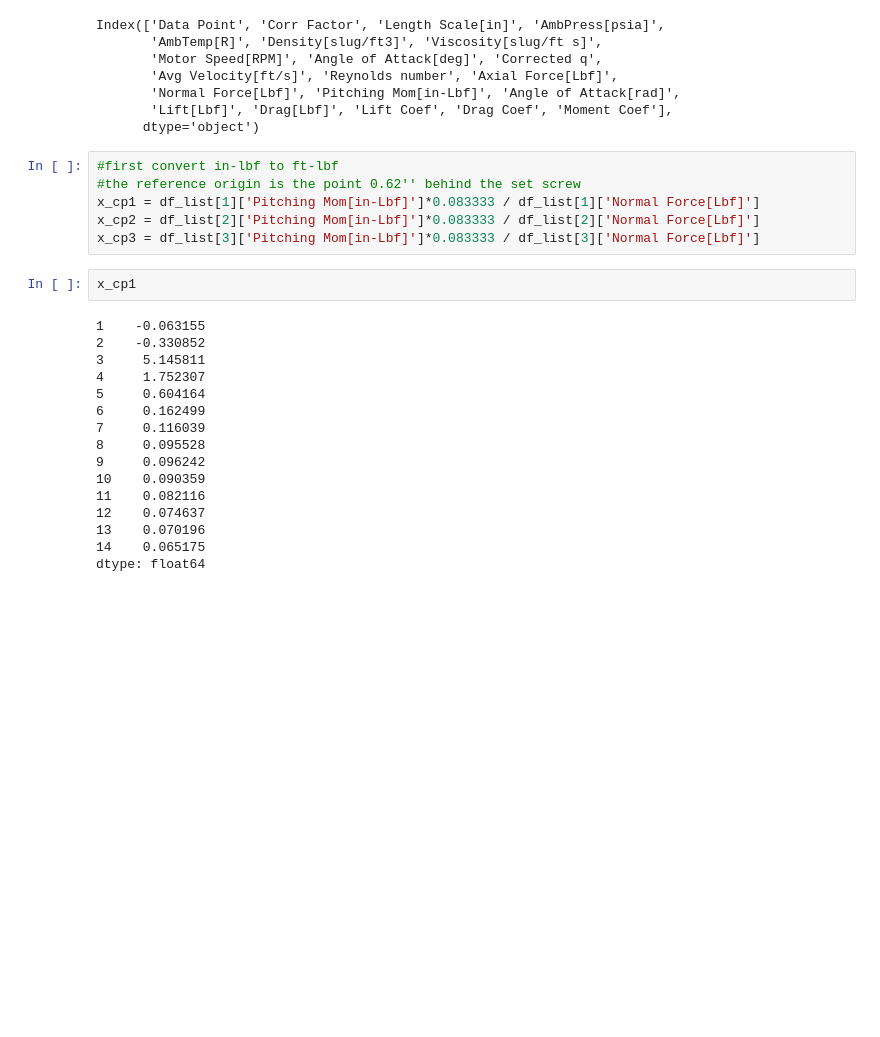
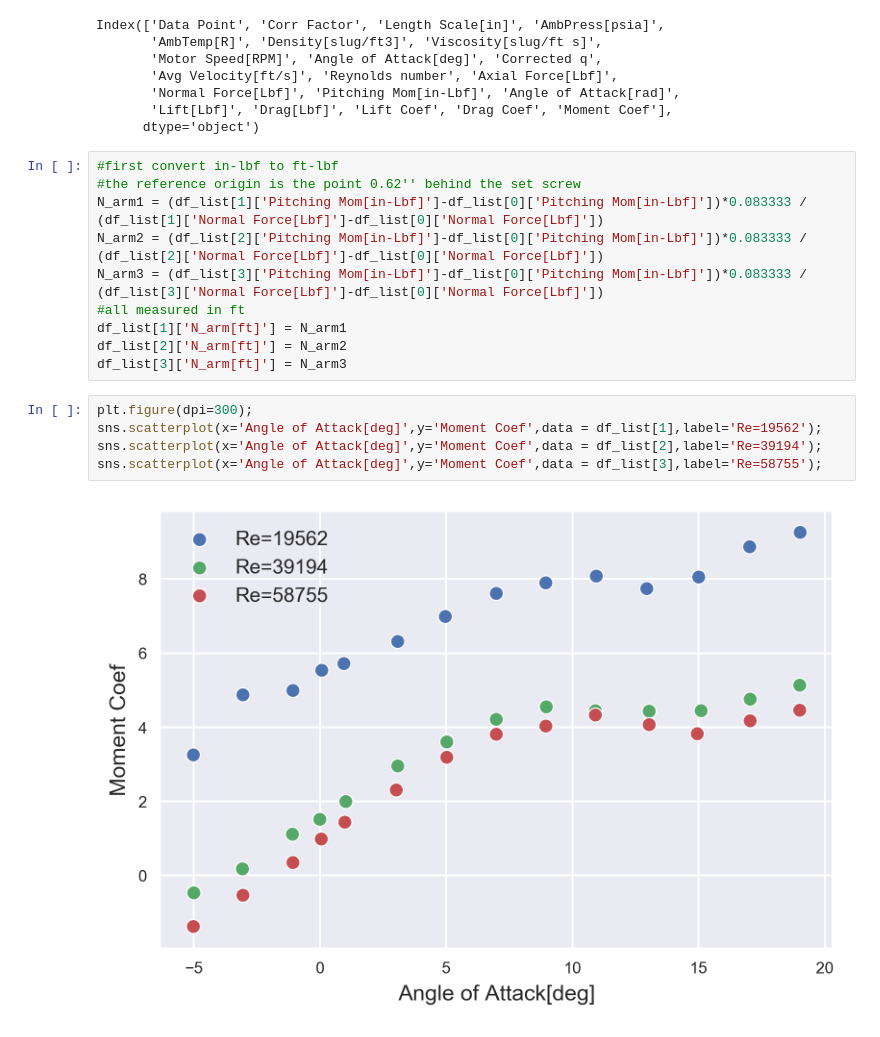
Before and after one commit to RandyChen233/AE460-aerodynamics-propulsion-Lab, a Jupyter notebook: design_lab/data_processing.ipynb, the cells around one changed output. Drawn from its saved outputs; the diff is of its cells as text; blank space fills up the shorter version.

```diff
--- a/design_lab/data_processing.ipynb
+++ b/design_lab/data_processing.ipynb
@@ -723,24 +723,17 @@ Index(['Data Point', 'Corr Factor', 'Length Scale[in]', 'AmbPress[psia]',
 # %%
 #first convert in-lbf to ft-lbf
 #the reference origin is the point 0.62'' behind the set screw
-x_cp1 = df_list[1]['Pitching Mom[in-Lbf]']*0.083333 / df_list[1]['Normal Force[Lbf]']
-x_cp2 = df_list[2]['Pitching Mom[in-Lbf]']*0.083333 / df_list[2]['Normal Force[Lbf]']
-x_cp3 = df_list[3]['Pitching Mom[in-Lbf]']*0.083333 / df_list[3]['Normal Force[Lbf]']
+N_arm1 = (df_list[1]['Pitching Mom[in-Lbf]']-df_list[0]['Pitching Mom[in-Lbf]'])*0.083333 / (df_list[1]['Normal Force[Lbf]']-df_list[0]['Normal Force[Lbf]'])
+N_arm2 = (df_list[2]['Pitching Mom[in-Lbf]']-df_list[0]['Pitching Mom[in-Lbf]'])*0.083333 / (df_list[2]['Normal Force[Lbf]']-df_list[0]['Normal Force[Lbf]'])
+N_arm3 = (df_list[3]['Pitching Mom[in-Lbf]']-df_list[0]['Pitching Mom[in-Lbf]'])*0.083333 / (df_list[3]['Normal Force[Lbf]']-df_list[0]['Normal Force[Lbf]'])
+#all measured in ft
+df_list[1]['N_arm[ft]'] = N_arm1
+df_list[2]['N_arm[ft]'] = N_arm2
+df_list[3]['N_arm[ft]'] = N_arm3
-# %%
-x_cp1
-# %% [output]
-1    -0.063155
-2    -0.330852
-3     5.145811
-4     1.752307
-5     0.604164
-6     0.162499
-7     0.116039
-8     0.095528
-9     0.096242
-10    0.090359
-11    0.082116
-12    0.074637
-13    0.070196
-14    0.065175
-dtype: float64
+# %%
+plt.figure(dpi=300);
+sns.scatterplot(x='Angle of Attack[deg]',y='Moment Coef',data = df_list[1],label='Re=19562');
+sns.scatterplot(x='Angle of Attack[deg]',y='Moment Coef',data = df_list[2],label='Re=39194');
+sns.scatterplot(x='Angle of Attack[deg]',y='Moment Coef',data = df_list[3],label='Re=58755');
+# %% [output]
+[figure, added]
```
Also changed, not shown: parts of 2 cells of this notebook.
